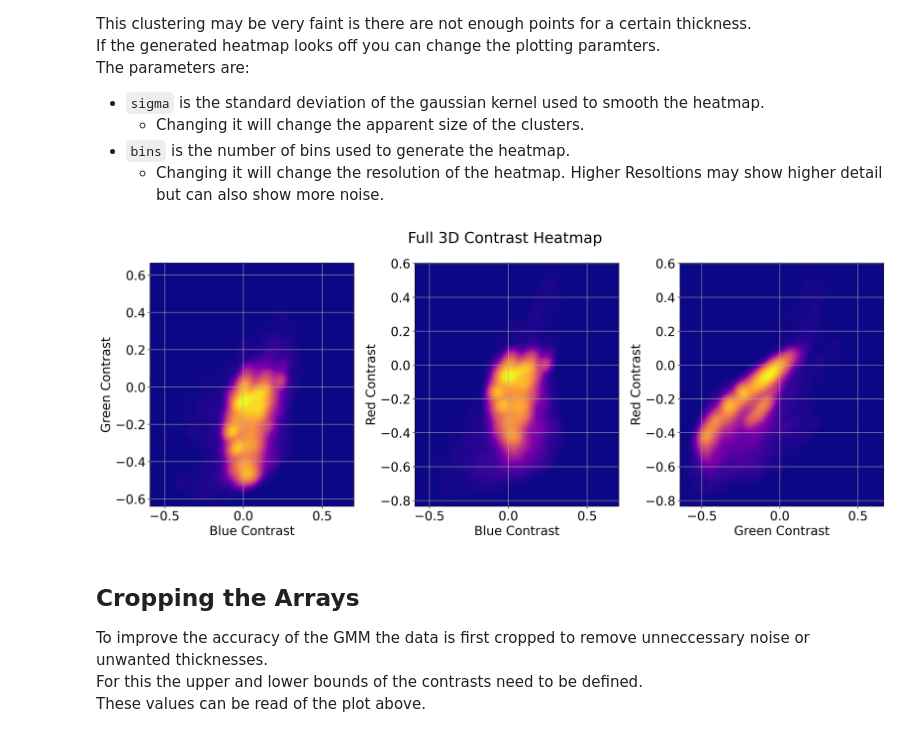
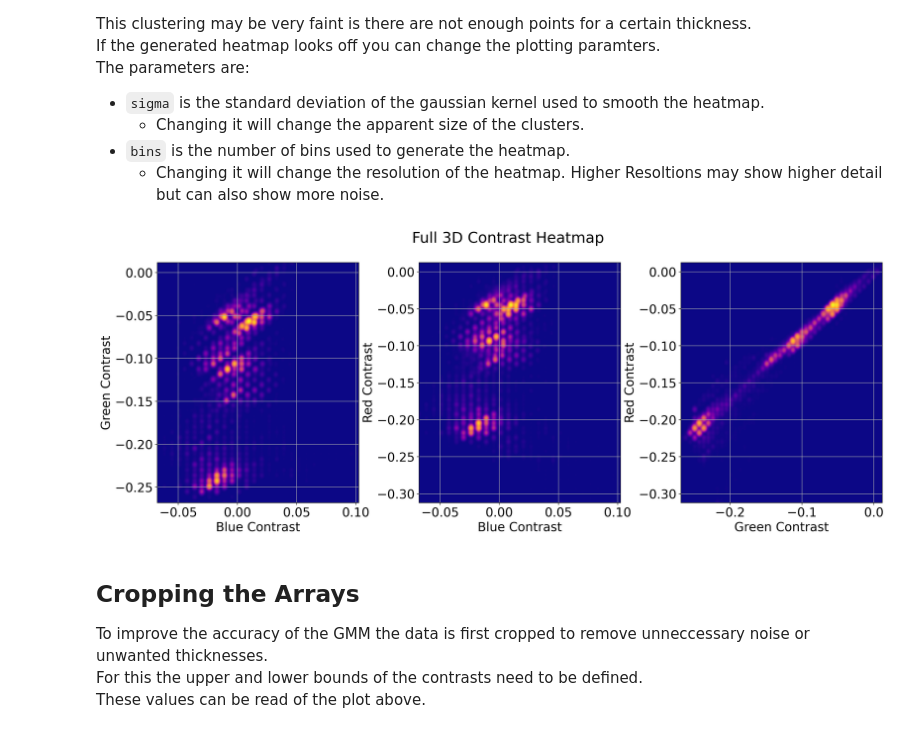
Before and after one commit to troll-n/Automated-Flake-Detection, a Jupyter notebook: GMMDetector/Interactive_Parameter_Estimation.ipynb, the cells around one changed output. Saved outputs shown, nothing was run; the diff lists cells and outputs as text; code cells hidden in the pictures.

```diff
--- a/GMMDetector/Interactive_Parameter_Estimation.ipynb
+++ b/GMMDetector/Interactive_Parameter_Estimation.ipynb
@@ -34,8 +34,8 @@ import json
 As the Supplied Datasets already have their flatfield removed, the default for `USE_FLATFIELD` is set to `False`.
 If you want to use a flatfield image, you need to set `USE_FLATFIELD` to `True` and set the path to the flatfield image in `FLATFIELD_PATH`.
 # %%
-FLAKE_DIRECTORY = r"../NativeG_dataset/data"
-MASK_SAVE_DIRECTORY = r"../NativeG_dataset/masks"
+FLAKE_DIRECTORY = r"../UltraTrimmed_Graphene/data"
+MASK_SAVE_DIRECTORY = r"../UltraTrimmed_Graphene/masks"
 ANNOTATE = True
 USE_FLATFIELD = False
 FLATFIELD_PATH = r"C:/Path/To/flatfield.png"
@@ -107,13 +107,13 @@ The parameters are:
 # %%
 create_heatmap_plot(
     data=datapoints_contrast,
     axis_names=AXIS_NAMES,
     sigma=3,
-    bins=200,
+    bins=400,
     used_channels=USED_CHANNELS,
 )
 # %% [output]
-[figure, old version]
+[figure, new version]
 # %% [markdown]
 ## Cropping the Arrays
 
```
Also changed, not shown: parts of 3 cells of this notebook, 4 other files.
